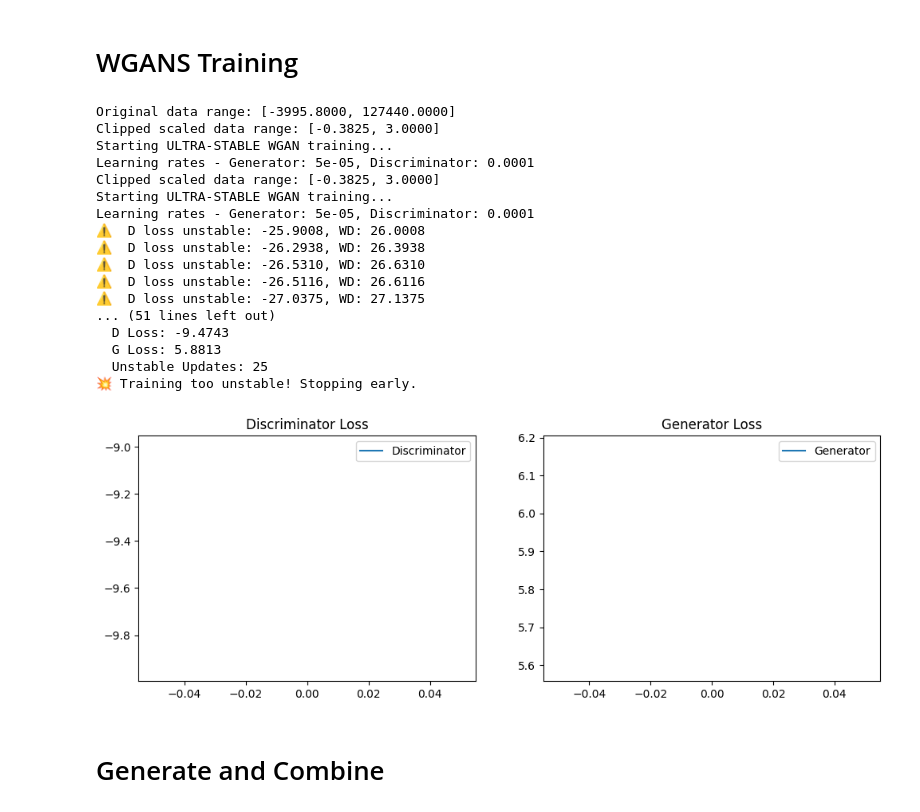
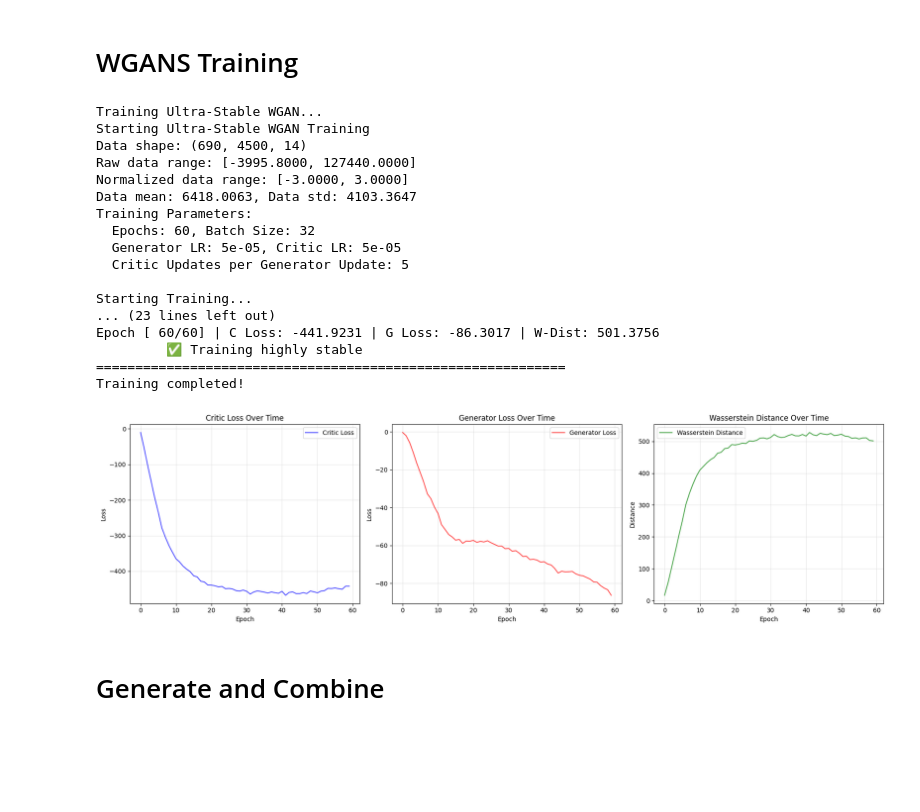
Before and after one commit to maddiew95/SmartIoT-2025, a Jupyter notebook: GANs models/WassersteinGANs/wgan.ipynb, the cells around one changed output. Cells and saved outputs as stored; diff of their text form; code cells hidden in the pictures; blank space fills up the shorter version.

```diff
--- a/GANs models/WassersteinGANs/wgan.ipynb
+++ b/GANs models/WassersteinGANs/wgan.ipynb
@@ -352,46 +427,38 @@ class Conv1DGeneratorStable(nn.Module):
 # %% [markdown]
 # WGANS Training
 # %%
-# Use the stable version
-trained_generator, trained_discriminator, d_history, g_history = train_conv1d_wgan_raw_stable(
+# Train the ultra-stable WGAN
+print("Training Ultra-Stable WGAN...")
+generator, critic, d_history, g_history, wd_history, data_stats = train_ultra_stable_wgan(
     normal_data,
     device,
-    n_epochs=25,      # Start with fewer epochs
-    batch_size=64,    # Larger batch for stability
-    lr_g=0.00005,     # Keep these rates
-    lr_d=0.0001
+    n_epochs=60,
+    batch_size=32,
+    lr_g=5e-5,     # Much smaller learning rates
+    lr_d=5e-5
 )
-# Monitor training curves
-plt.figure(figsize=(12, 4))
-plt.subplot(1, 2, 1)
-plt.plot(d_history, label='Discriminator')
-plt.title('Discriminator Loss')
-plt.legend()
 
-plt.subplot(1, 2, 2)
-plt.plot(g_history, label='Generator')
-plt.title('Generator Loss')
-plt.legend()
-plt.show()
+# Plot training curves
+plot_stable_training_curves(d_history, g_history, wd_history)
 # %% [output]
-Original data range: [-3995.8000, 127440.0000]
-Clipped scaled data range: [-0.3825, 3.0000]
-Starting ULTRA-STABLE WGAN training...
-Learning rates - Generator: 5e-05, Discriminator: 0.0001
-Clipped scaled data range: [-0.3825, 3.0000]
-Starting ULTRA-STABLE WGAN training...
-Learning rates - Generator: 5e-05, Discriminator: 0.0001
-⚠️  D loss unstable: -25.9008, WD: 26.0008
-⚠️  D loss unstable: -26.2938, WD: 26.3938
-⚠️  D loss unstable: -26.5310, WD: 26.6310
-⚠️  D loss unstable: -26.5116, WD: 26.6116
-⚠️  D loss unstable: -27.0375, WD: 27.1375
-... (51 lines left out)
-  D Loss: -9.4743
-  G Loss: 5.8813
-  Unstable Updates: 25
-💥 Training too unstable! Stopping early.
+Training Ultra-Stable WGAN...
+Starting Ultra-Stable WGAN Training
+Data shape: (690, 4500, 14)
+Raw data range: [-3995.8000, 127440.0000]
+Normalized data range: [-3.0000, 3.0000]
+Data mean: 6418.0063, Data std: 4103.3647
+Training Parameters:
+  Epochs: 60, Batch Size: 32
+  Generator LR: 5e-05, Critic LR: 5e-05
+  Critic Updates per Generator Update: 5
+
+Starting Training...
+... (23 lines left out)
+Epoch [ 60/60] | C Loss: -441.9231 | G Loss: -86.3017 | W-Dist: 501.3756
+         ✅ Training highly stable
+============================================================
+Training completed!
-[figure, old version]
+[figure, new version]
 # %% [markdown]
 # Generate and Combine
 # %%
```
Also changed, not shown: parts of 10 cells of this notebook, 4 other files.
